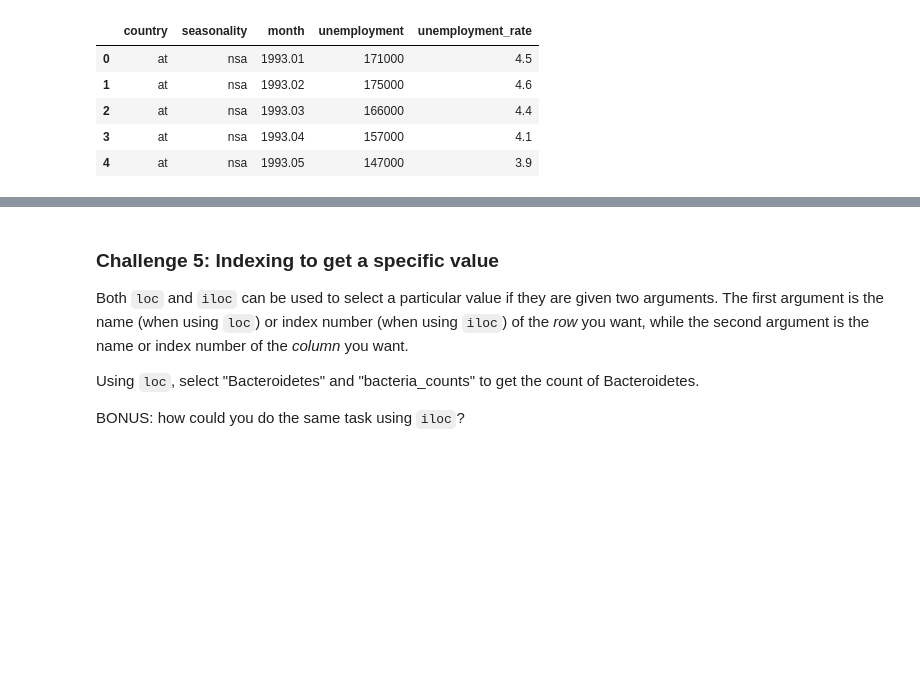
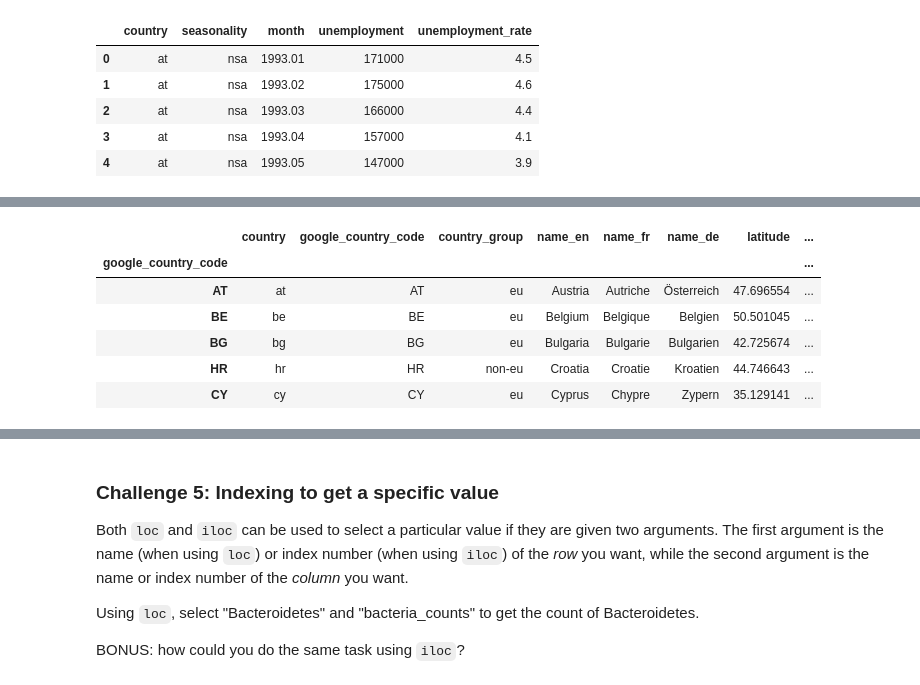
Before and after one commit to andrebittencourt/codenation_descriptive_statistics, a Jupyter notebook: analysis/intro_pandas.ipynb, the cells around one changed output, grey strips where cells are left out. Cells and saved outputs as stored; diff of their text form; code cells hidden in the pictures; blank space fills up the shorter version.

```diff
--- a/analysis/intro_pandas.ipynb
+++ b/analysis/intro_pandas.ipynb
@@ -58,0 +111,3 @@ Great! You've created a `pandas` `DataFrame`. We can look at our data by using t
+# %%
+countries_url = 'https://raw.githubusercontent.com/dlab-berkeley/introduction-to-pandas/master/data/countries.csv'
+countries = # seu código aqui
@@ -102,6 +140,0 @@ Using `read_csv`, import the country data and save it to the variable `countries
-# %%
-# countries_url = 'https://raw.githubusercontent.com/dlab-berkeley/introduction-to-pandas/master/data/countries.csv'
-# countries = pd.read_csv(countries_url)
-
-countries = pd.read_csv('https://raw.githubusercontent.com/dlab-berkeley/introduction-to-pandas/master/data/countries.csv'
-)
@@ -349,0 +208,11 @@ bacteria
+# %%
+countries.index = countries.google_country_code
+countries.head()
+# %% [output]
+|  | country | google_country_code | country_group | name_en | name_fr | name_de | latitude | ... |
+| google_country_code |  |  |  |  |  |  |  | ... |
+| AT | at | AT | eu | Austria | Autriche | Österreich | 47.696554 | ... |
+| BE | be | BE | eu | Belgium | Belgique | Belgien | 50.501045 | ... |
+| BG | bg | BG | eu | Bulgaria | Bulgarie | Bulgarien | 42.725674 | ... |
+| HR | hr | HR | non-eu | Croatia | Croatie | Kroatien | 44.746643 | ... |
+| CY | cy | CY | eu | Cyprus | Chypre | Zypern | 35.129141 | ... |
```
Also changed, not shown: parts of 79 cells of this notebook.
